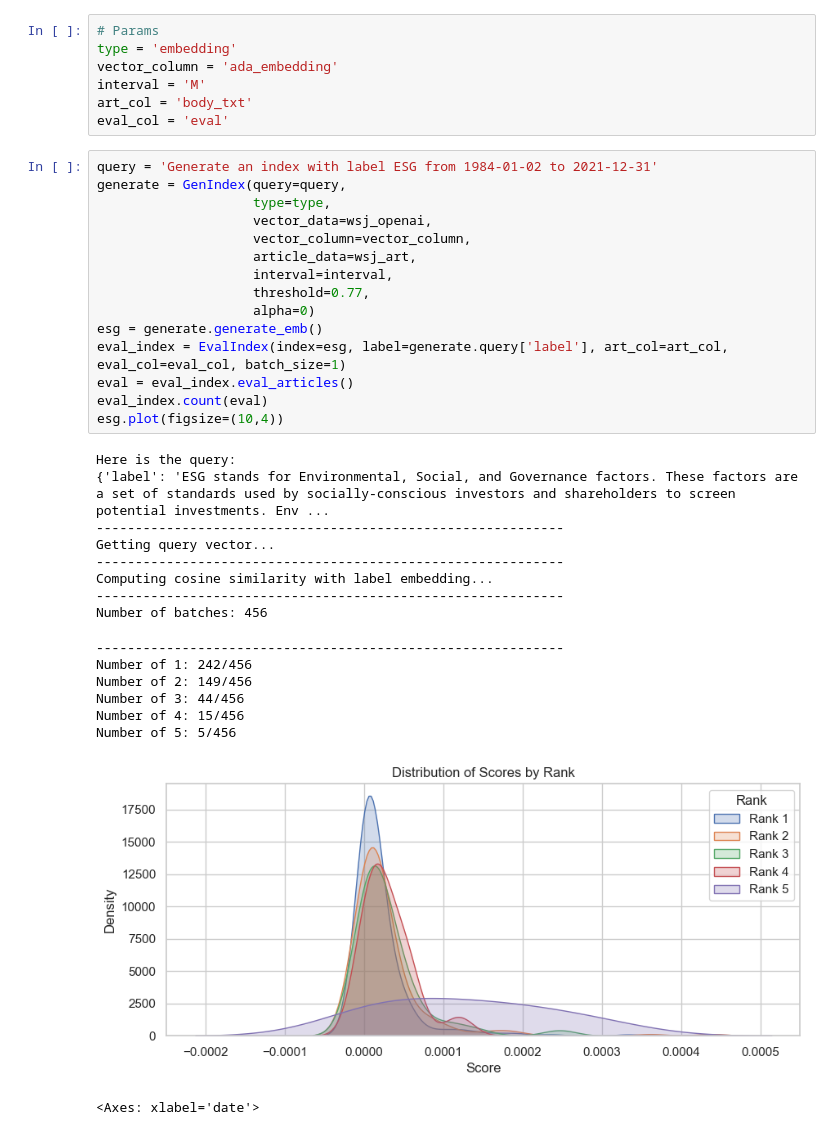
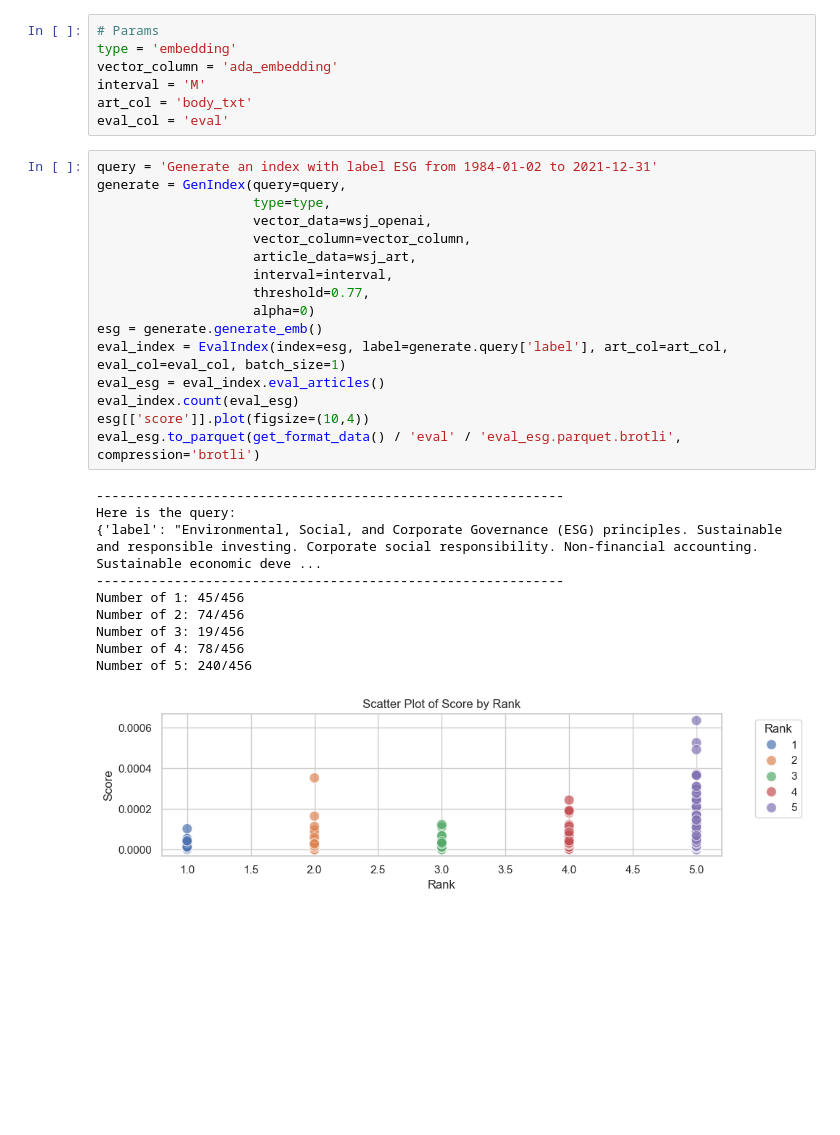
Before and after one commit to jfan1256/fenui, a Jupyter notebook: exec_research/exec_top_plot/view_emb.ipynb, the cells around one changed output. Saved outputs shown, nothing was run; the diff lists cells and outputs as text; blank space fills up the shorter version.

Commit message:
new updates to eval and gen

```diff
--- a/exec_research/exec_top_plot/view_emb.ipynb
+++ b/exec_research/exec_top_plot/view_emb.ipynb
@@ -41,32 +43,27 @@ eval_col = 'eval'
 # %%
 query = 'Generate an index with label ESG from 1984-01-02 to 2021-12-31'
 generate = GenIndex(query=query,
                     type=type,
                     vector_data=wsj_openai,
                     vector_column=vector_column,
                     article_data=wsj_art,
                     interval=interval,
                     threshold=0.77,
                     alpha=0)
 esg = generate.generate_emb()
 eval_index = EvalIndex(index=esg, label=generate.query['label'], art_col=art_col, eval_col=eval_col, batch_size=1)
-eval = eval_index.eval_articles()
-eval_index.count(eval)
-esg.plot(figsize=(10,4))
+eval_esg = eval_index.eval_articles()
+eval_index.count(eval_esg)
+esg[['score']].plot(figsize=(10,4))
+eval_esg.to_parquet(get_format_data() / 'eval' / 'eval_esg.parquet.brotli', compression='brotli')
 # %% [output]
+------------------------------------------------------------
 Here is the query:
-{'label': 'ESG stands for Environmental, Social, and Governance factors. These factors are a set of standards used by socially-conscious investors and shareholders to screen potential investments. Env ...
+{'label': "Environmental, Social, and Corporate Governance (ESG) principles. Sustainable and responsible investing. Corporate social responsibility. Non-financial accounting. Sustainable economic deve ...
 ------------------------------------------------------------
-Getting query vector...
-------------------------------------------------------------
-Computing cosine similarity with label embedding...
-------------------------------------------------------------
-Number of batches: 456
+Number of 1: 45/456
+Number of 2: 74/456
+Number of 3: 19/456
+Number of 4: 78/456
+Number of 5: 240/456
-------------------------------------------------------------
-Number of 1: 242/456
-Number of 2: 149/456
-Number of 3: 44/456
-Number of 4: 15/456
-Number of 5: 5/456
-[figure, old version]
+[figure, new version]
-<Axes: xlabel='date'>
```
Also changed, not shown: parts of 10 cells of this notebook, 4 other files.
